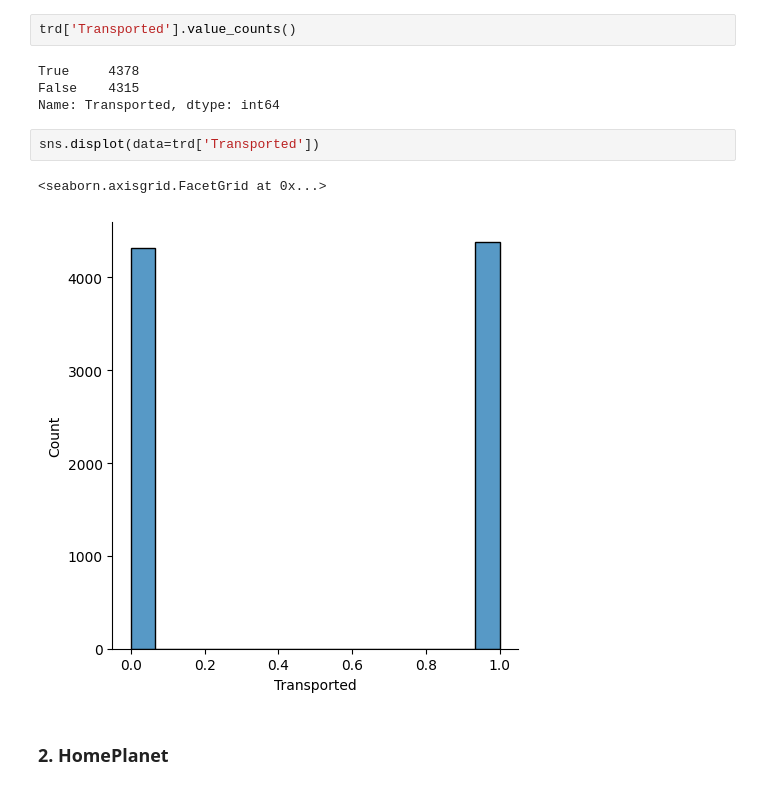
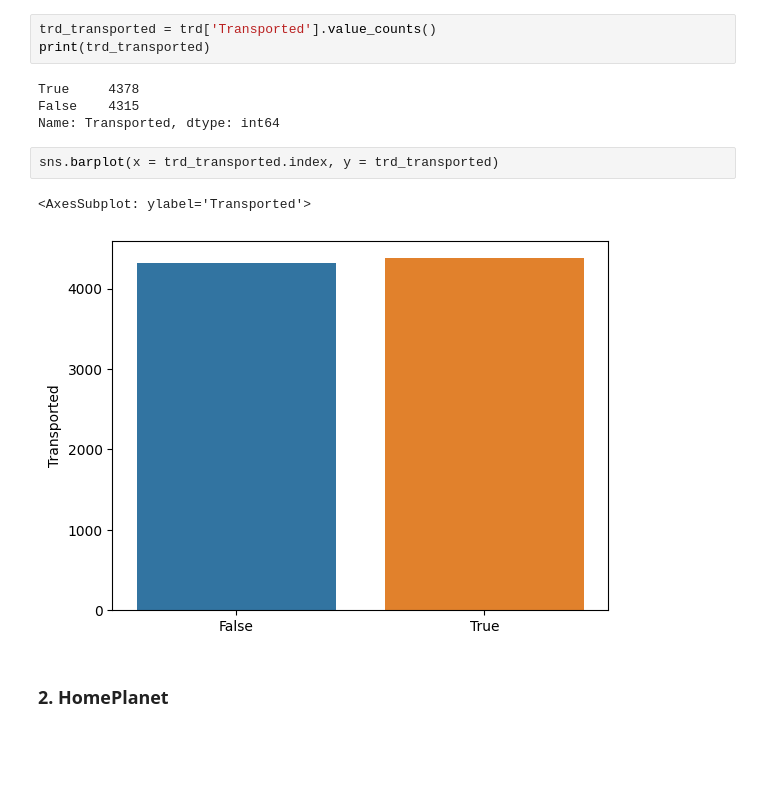
Before and after one commit to DanilVelikiy/kaggle_titanic, a Jupyter notebook: titanic.ipynb, the cells around one changed output. Cells and saved outputs as stored; diff of their text form; blank space fills up the shorter version.

```diff
--- a/titanic.ipynb
+++ b/titanic.ipynb
@@ -151,16 +151,17 @@ dtype: int64
 # %% [markdown]
 Этот признак показывал, перемещен ли пассажир или нет. Анализ тестового сета показало, что распределение 50 на 50
 # %%
-trd['Transported'].value_counts()
+trd_transported = trd['Transported'].value_counts()
+print(trd_transported)
 # %% [output]
 True     4378
 False    4315
 Name: Transported, dtype: int64
 # %%
-sns.displot(data=trd['Transported'])
+sns.barplot(x = trd_transported.index, y = trd_transported)
 # %% [output]
-<seaborn.axisgrid.FacetGrid at 0x...>
+<AxesSubplot: ylabel='Transported'>
-[figure, old version]
+[figure, new version]
 # %% [markdown]
 ### 2. HomePlanet
 # %% [markdown]
```
Also changed, not shown: parts of 9 cells of this notebook.
